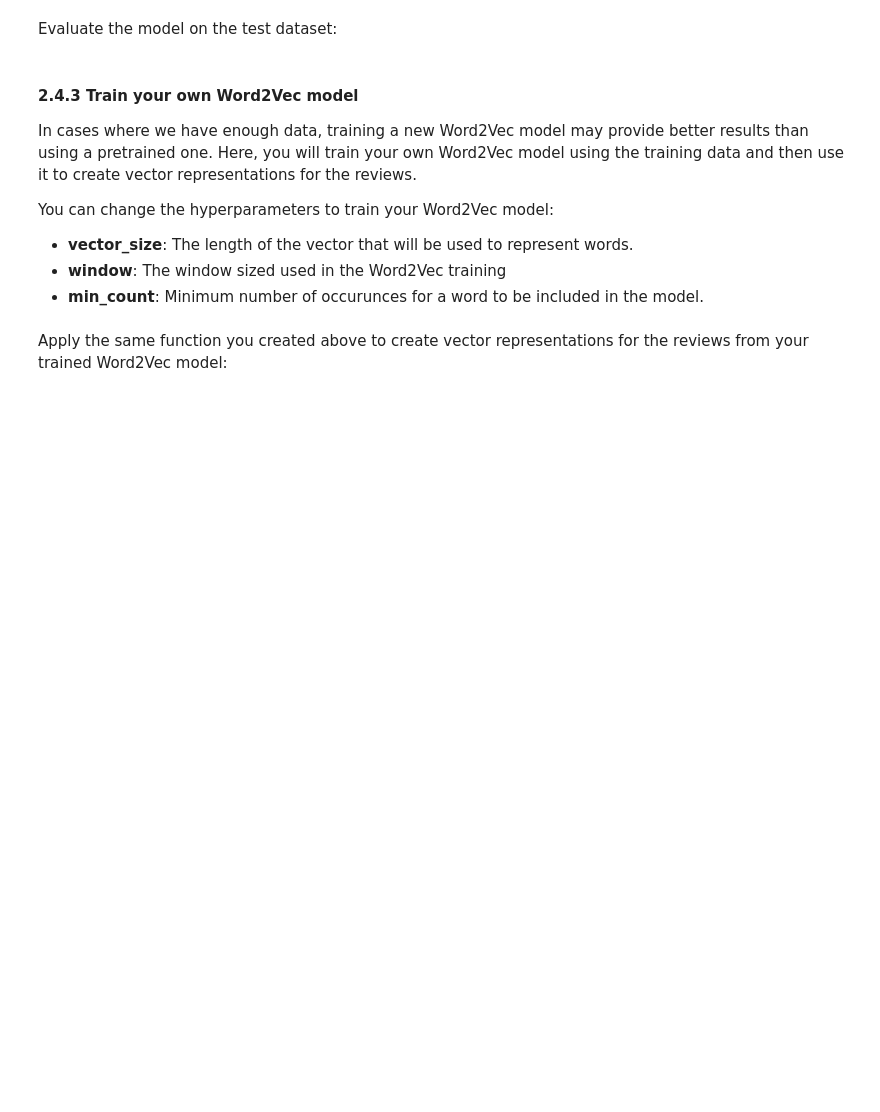
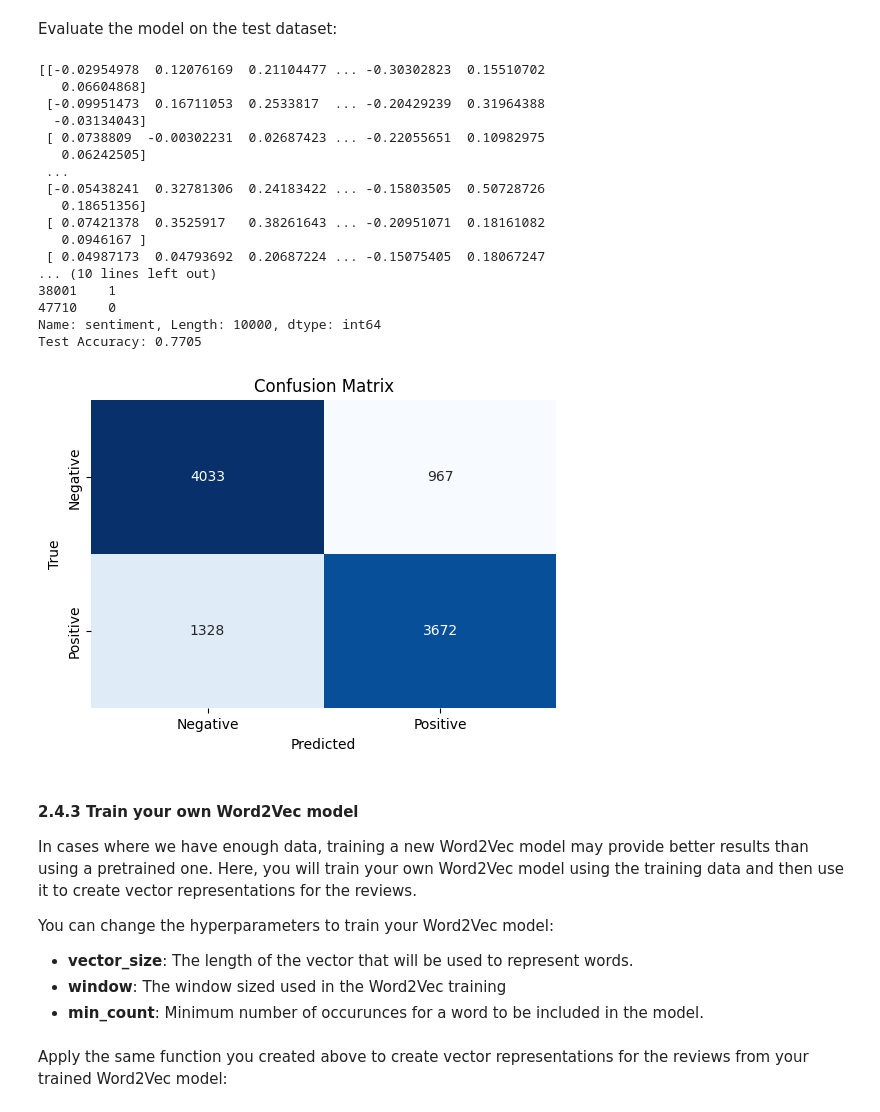
Before and after one commit to nusret35/sentiment-analysis, a Jupyter notebook: CS412_HW2.ipynb, the cells around one changed output. Saved outputs shown, nothing was run; the diff lists cells and outputs as text; code cells hidden in the pictures; blank space fills up the shorter version.

```diff
--- a/CS412_HW2.ipynb
+++ b/CS412_HW2.ipynb
@@ -643,0 +719,17 @@ model = # WRITE YOUR CODE HERE
+# %%
+# Build the model
+model = Sequential()
+model.add(Dense(128, activation='relu', input_shape=(100,)))
+model.add(Dropout(0.5))  # Add dropout after the first hidden layer
+model.add(Dense(64, activation='relu'))
+model.add(Dropout(0.5))  # Add dropout after the second hidden layer
+model.add(Dense(1, activation='sigmoid'))
+
+# Compile the model
+model.compile(optimizer='adam', loss='binary_crossentropy', metrics=['accuracy'])
+
+# Show model summary
+model.summary()
+
+# Train the model
+history = model.fit(X_train_vector, y_train, epochs=10, batch_size=32, validation_split=0.2)
@@ -648,3 +756,48 @@ Evaluate the model on the test dataset:
+# %%
+# Evaluate the Model
+
+# Evaluate the model on the test set
+y_pred = model.predict(X_test_vector)
+
+# Assuming the threshold is 0.5
+threshold = 0.5
+binary_predictions = (y_pred >= threshold).astype(int)
+
+
+print(X_test_vector)
+print(y_test)
+test_loss, test_accuracy = model.evaluate(X_test_vector, y_test, verbose=0)
+
+print(f'Test Accuracy: {test_accuracy:.4f}' )
+
+# Generate and display confusion matrix
+conf_mat = confusion_matrix(y_test, binary_predictions)
+plt.figure(figsize=(6, 4))
+sns.heatmap(conf_mat, annot=True, fmt='d', cmap='Blues', cbar=False,
+            xticklabels=['Negative', 'Positive'], yticklabels=['Negative', 'Positive'])
+plt.title('Confusion Matrix')
+plt.xlabel('Predicted')
+plt.ylabel('True')
+plt.show()
+# %% [output]
+[[-0.02954978  0.12076169  0.21104477 ... -0.30302823  0.15510702
+   0.06604868]
+ [-0.09951473  0.16711053  0.2533817  ... -0.20429239  0.31964388
+  -0.03134043]
+ [ 0.0738809  -0.00302231  0.02687423 ... -0.22055651  0.10982975
+   0.06242505]
+ ...
+ [-0.05438241  0.32781306  0.24183422 ... -0.15803505  0.50728726
+   0.18651356]
+ [ 0.07421378  0.3525917   0.38261643 ... -0.20951071  0.18161082
+   0.0946167 ]
+ [ 0.04987173  0.04793692  0.20687224 ... -0.15075405  0.18067247
+... (10 lines left out)
+38001    1
+47710    0
+Name: sentiment, Length: 10000, dtype: int64
+Test Accuracy: 0.7705
+[figure, added]
 # %% [markdown]
 #### 2.4.3 **Train your own Word2Vec model**
 In cases where we have enough data, training a new Word2Vec model may provide better results than using a pretrained one. Here, you will train your own Word2Vec model using the training data and then use it to create vector representations for the reviews.
```
Also changed, not shown: parts of 29 cells of this notebook.
